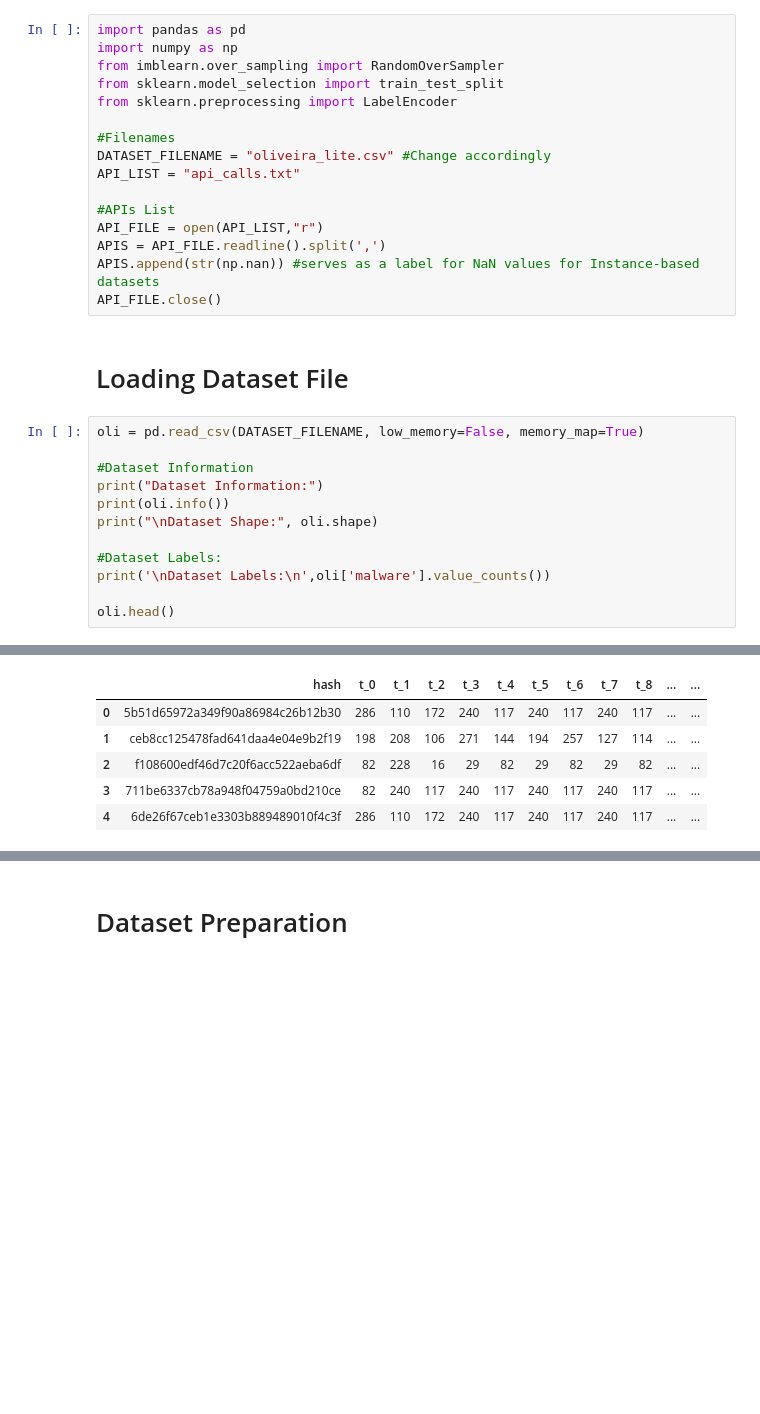
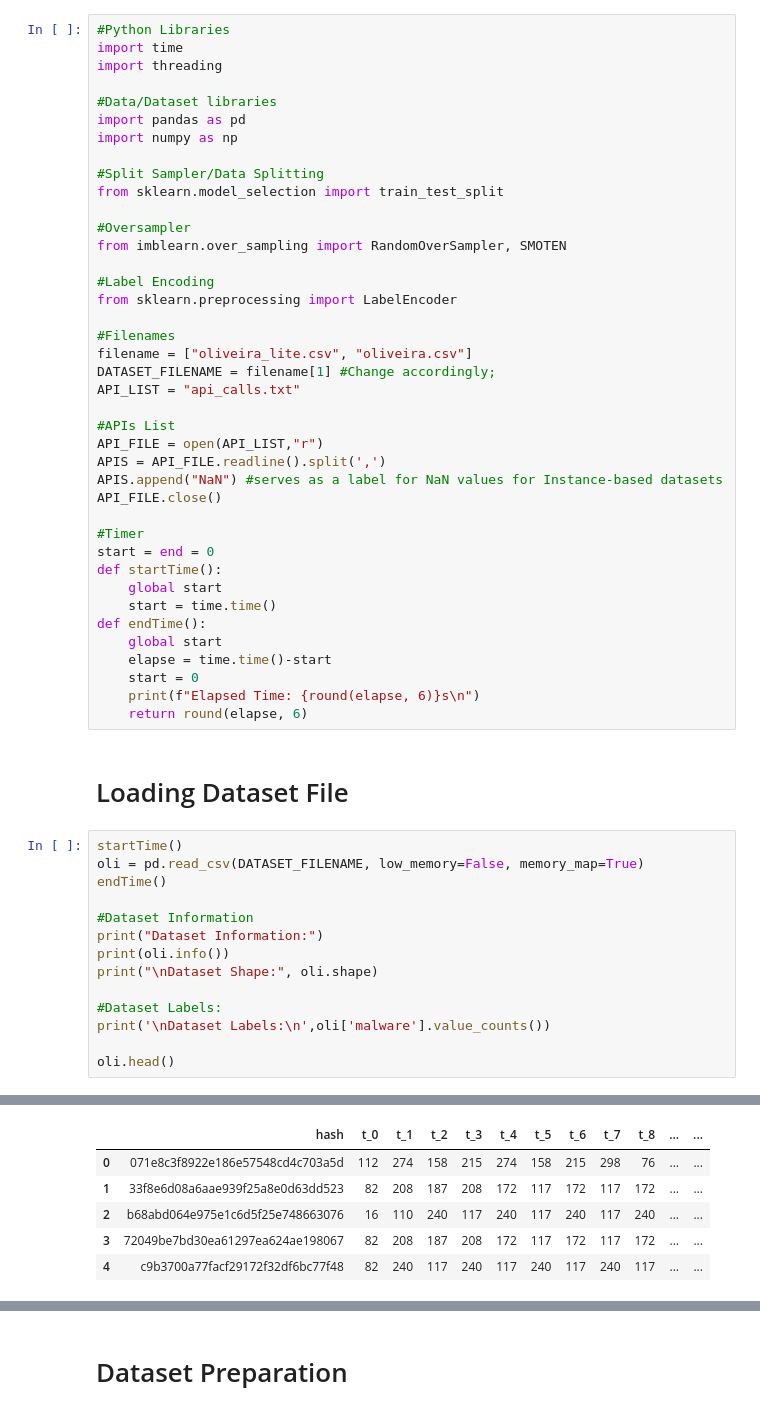
Before and after one commit to jm55/THESIS, a Jupyter notebook: Official Development/Dataset/[TEST] Dataset.ipynb, the cells around one changed output, grey strips where cells are left out. Saved outputs shown, nothing was run; the diff lists cells and outputs as text; blank space fills up the shorter version.

Commit message:
Massive update
1. Code update for Balancing_Oliviera
2. Code update for CatBoost & LightGBM tests
3. Code update for [TEST] Dataset
4. Added [TEST] GBDT_Training

```diff
--- a/Official Development/Dataset/[TEST] Dataset.ipynb
+++ b/Official Development/Dataset/[TEST] Dataset.ipynb
@@ -5,23 +11,49 @@ This notebook will conduct code prototyping for executing dataset related proces
 # %%
+#Python Libraries
+import time
+import threading
+
+#Data/Dataset libraries
 import pandas as pd
 import numpy as np
-from imblearn.over_sampling import RandomOverSampler
+
+#Split Sampler/Data Splitting
 from sklearn.model_selection import train_test_split
+
+#Oversampler
+from imblearn.over_sampling import RandomOverSampler, SMOTEN
+
+#Label Encoding
 from sklearn.preprocessing import LabelEncoder
 
 #Filenames
-DATASET_FILENAME = "oliveira_lite.csv" #Change accordingly
+filename = ["oliveira_lite.csv", "oliveira.csv"]
+DATASET_FILENAME = filename[1] #Change accordingly;
 API_LIST = "api_calls.txt"
 
 #APIs List
 API_FILE = open(API_LIST,"r")
 APIS = API_FILE.readline().split(',')
-APIS.append(str(np.nan)) #serves as a label for NaN values for Instance-based datasets
+APIS.append("NaN") #serves as a label for NaN values for Instance-based datasets
 API_FILE.close()
+
+#Timer
+start = end = 0
+def startTime():
+    global start
+    start = time.time()
+def endTime():
+    global start
+    elapse = time.time()-start
+    start = 0
+    print(f"Elapsed Time: {round(elapse, 6)}s\n")
+    return round(elapse, 6)
 # %% [markdown]
 # Loading Dataset File
 # %%
+startTime()
 oli = pd.read_csv(DATASET_FILENAME, low_memory=False, memory_map=True)
+endTime()
 
 #Dataset Information
 print("Dataset Information:")
@@ -50,10 +84,10 @@ Dataset Labels:
 Name: count, dtype: int64
 |  | hash | t_0 | t_1 | t_2 | t_3 | t_4 | t_5 | t_6 | t_7 | t_8 | ... | ... |
-| 0 | 5b51d65972a349f90a86984c26b12b30 | 286 | 110 | 172 | 240 | 117 | 240 | 117 | 240 | 117 | ... | ... |
-| 1 | ceb8cc125478fad641daa4e04e9b2f19 | 198 | 208 | 106 | 271 | 144 | 194 | 257 | 127 | 114 | ... | ... |
-| 2 | f108600edf46d7c20f6acc522aeba6df | 82 | 228 | 16 | 29 | 82 | 29 | 82 | 29 | 82 | ... | ... |
-| 3 | 711be6337cb78a948f04759a0bd210ce | 82 | 240 | 117 | 240 | 117 | 240 | 117 | 240 | 117 | ... | ... |
-| 4 | 6de26f67ceb1e3303b889489010f4c3f | 286 | 110 | 172 | 240 | 117 | 240 | 117 | 240 | 117 | ... | ... |
+| 0 | 071e8c3f8922e186e57548cd4c703a5d | 112 | 274 | 158 | 215 | 274 | 158 | 215 | 298 | 76 | ... | ... |
+| 1 | 33f8e6d08a6aae939f25a8e0d63dd523 | 82 | 208 | 187 | 208 | 172 | 117 | 172 | 117 | 172 | ... | ... |
+| 2 | b68abd064e975e1c6d5f25e748663076 | 16 | 110 | 240 | 117 | 240 | 117 | 240 | 117 | 240 | ... | ... |
+| 3 | 72049be7bd30ea61297ea624ae198067 | 82 | 208 | 187 | 208 | 172 | 117 | 172 | 117 | 172 | ... | ... |
+| 4 | c9b3700a77facf29172f32df6bc77f48 | 82 | 240 | 117 | 240 | 117 | 240 | 117 | 240 | 117 | ... | ... |
 5 rows × 102 columns
 # %% [markdown]
 # Dataset Preparation
```
Also changed, not shown: parts of 23 cells of this notebook, 25 other files.
